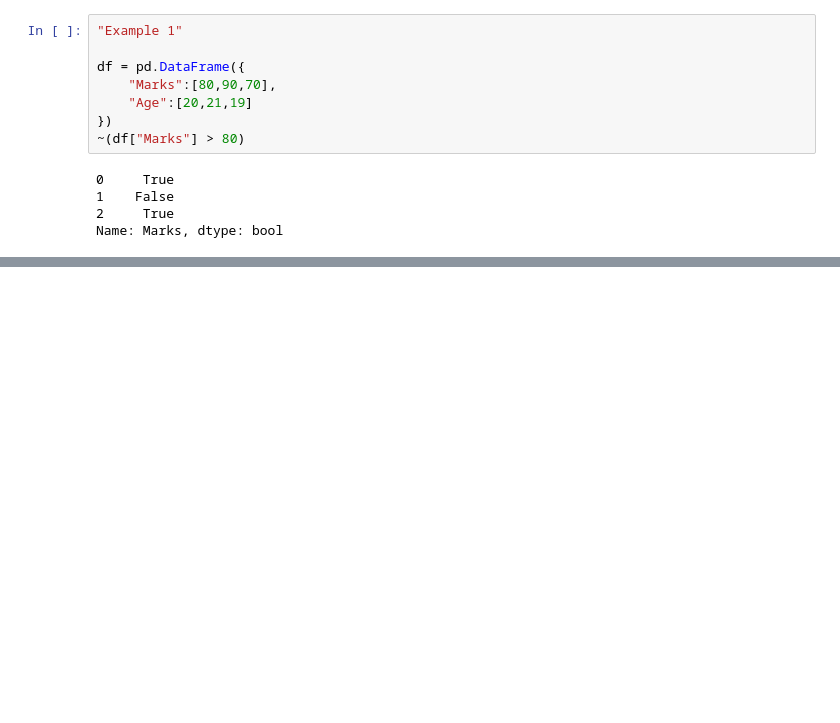
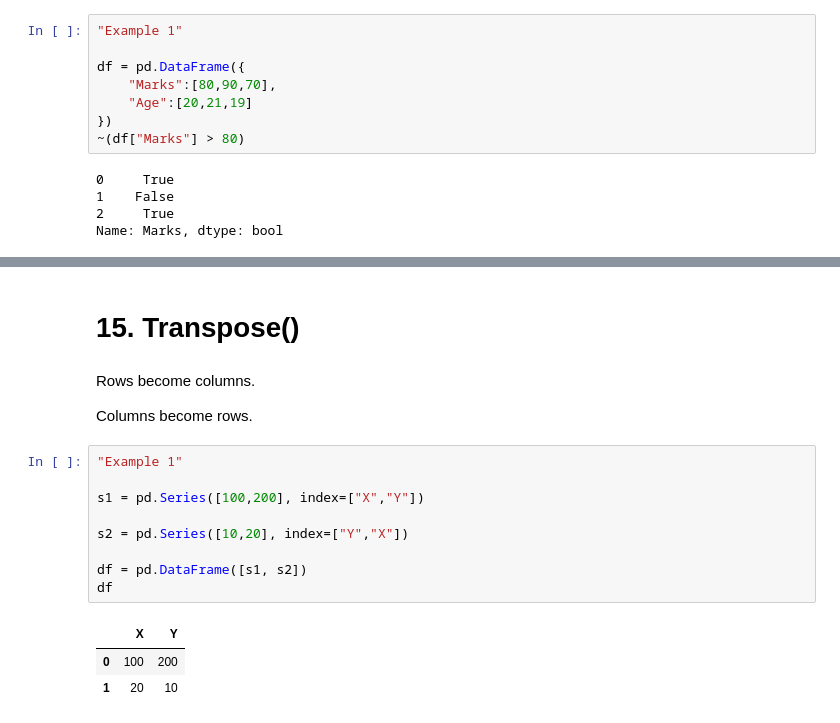
Before and after one commit to kshitij-commit/DataScience, a Jupyter notebook: 03_pandas/02_dataframe.ipynb, the cells around one changed output, grey strips where cells are left out. Drawn from its saved outputs; the diff is of its cells as text; blank space fills up the shorter version.

```diff
--- a/03_pandas/02_dataframe.ipynb
+++ b/03_pandas/02_dataframe.ipynb
@@ -995,0 +1186,19 @@ Name: Marks, dtype: bool
+# %% [markdown]
+# 15. Transpose()
+# %% [markdown]
+Rows become columns.
+
+Columns become rows.
+# %%
+"Example 1"
+
+s1 = pd.Series([100,200], index=["X","Y"])
+
+s2 = pd.Series([10,20], index=["Y","X"])
+
+df = pd.DataFrame([s1, s2])
+df
+# %% [output]
+|  | X | Y |
+| 0 | 100 | 200 |
+| 1 | 20 | 10 |
```
Also changed, not shown: parts of 17 cells of this notebook.
